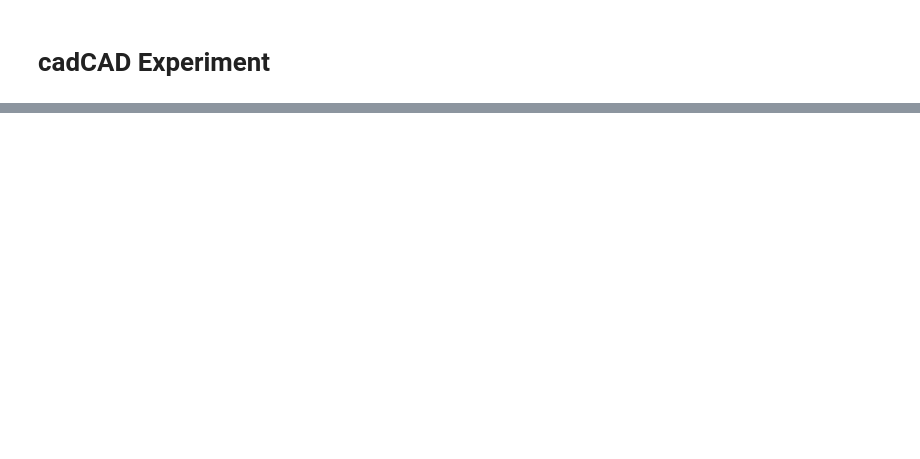
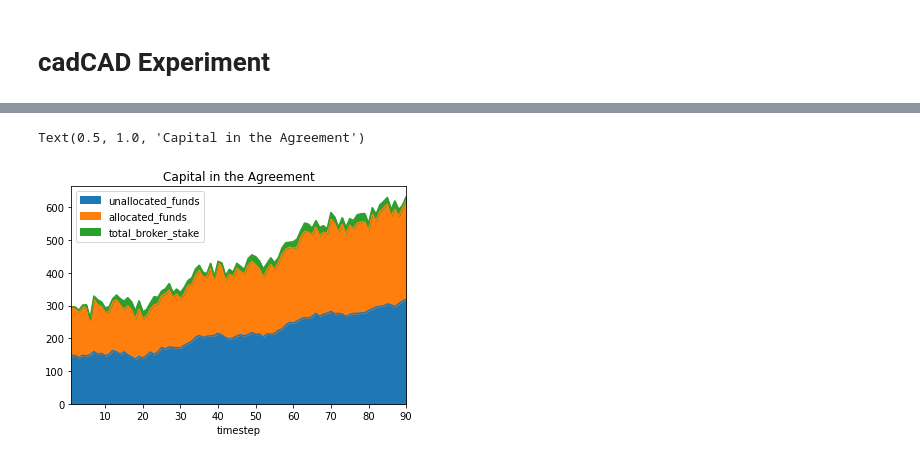
Before and after one commit to BlockScience/proposal-inverter, a Jupyter notebook: experiment.ipynb, the cells around one changed output, grey strips where cells are left out. Saved outputs shown, nothing was run; the diff lists cells and outputs as text; code cells hidden in the pictures; blank space fills up the shorter version.

```diff
--- a/experiment.ipynb
+++ b/experiment.ipynb
@@ -73,0 +74,6 @@ Text(0, 0.5, 'Broker Claimable Funds')
+# %%
+df.plot(x='timestep', y=['unallocated_funds', 'allocated_funds', 'total_broker_stake'],kind='area')
+plt.title('Capital in the Agreement')
+# %% [output]
+Text(0.5, 1.0, 'Capital in the Agreement')
+[figure, added]
```
Also changed, not shown: parts of 6 cells of this notebook.
